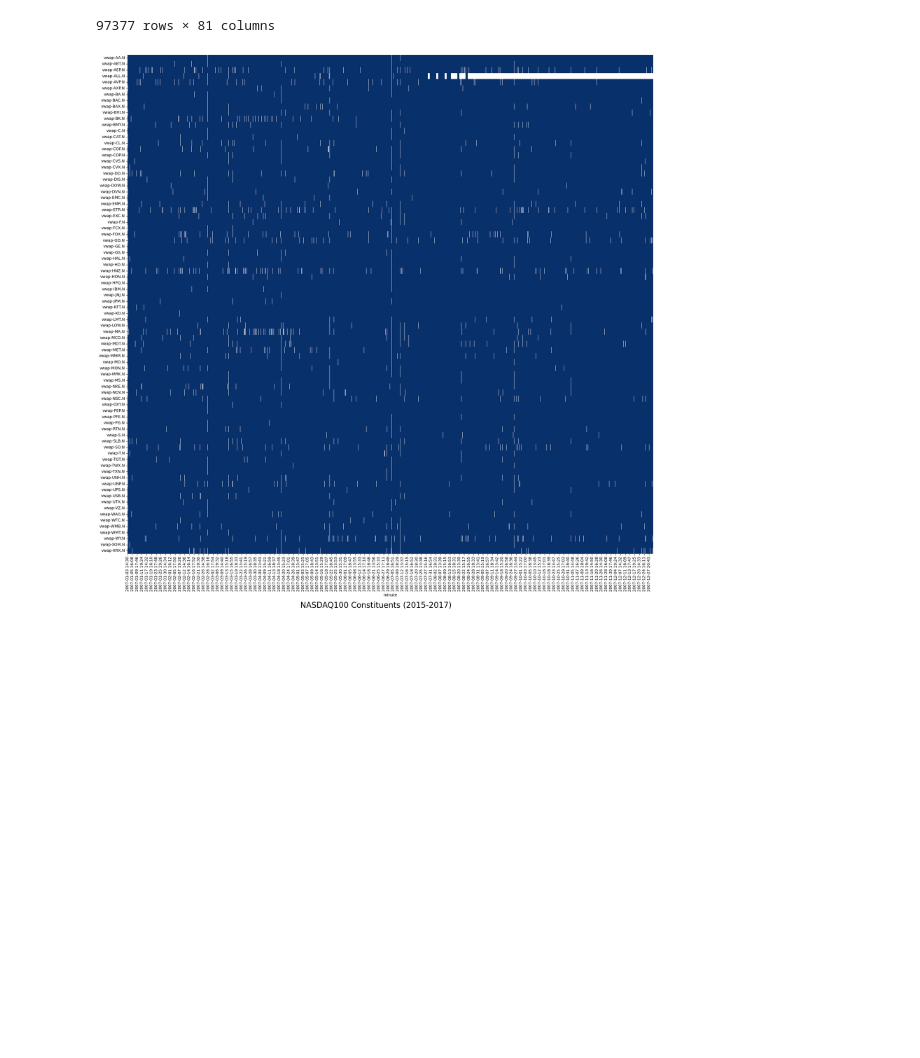
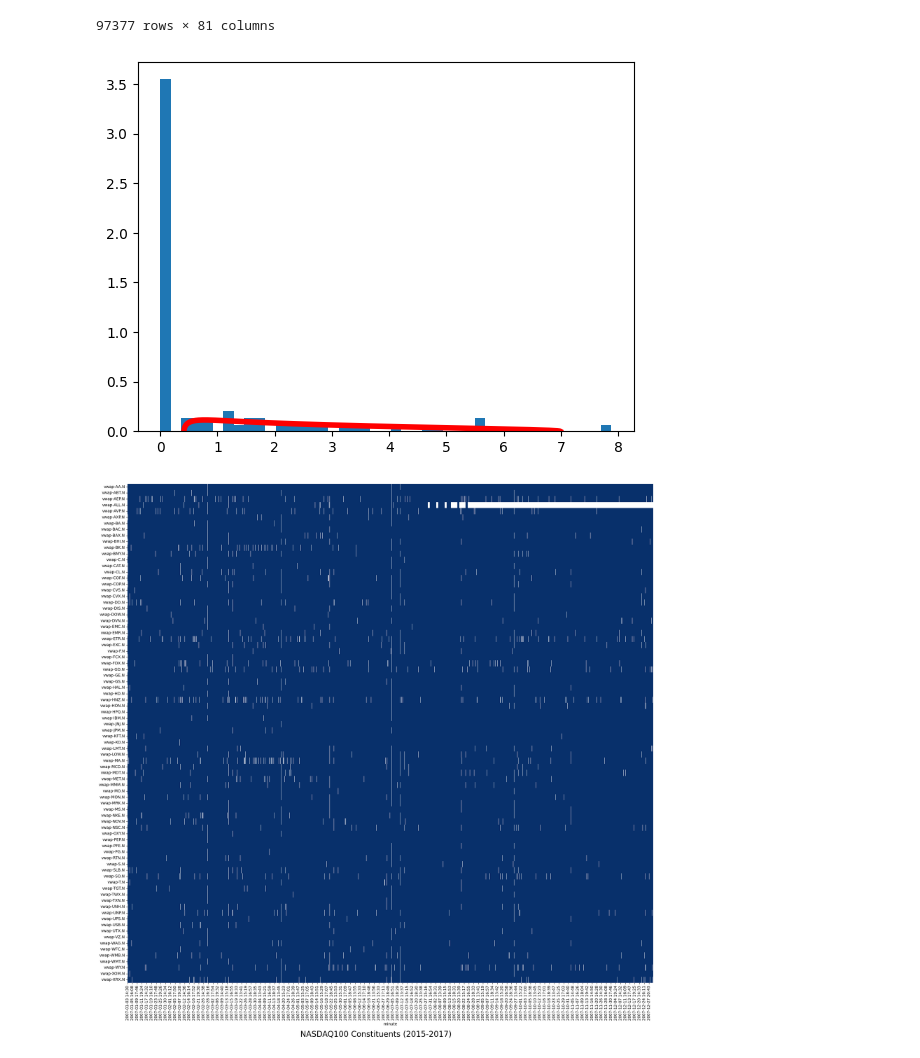
Before and after one commit to chgendreau/market-states-trading-strategy, a Jupyter notebook: strateg_test.ipynb, the cells around one changed output. Saved outputs shown, nothing was run; the diff lists cells and outputs as text; code cells hidden in the pictures; blank space fills up the shorter version.

```diff
--- a/strateg_test.ipynb
+++ b/strateg_test.ipynb
@@ -480,11 +480,13 @@ def compare_eigenval_distn(correlation_matrix, Q, sigma=1, hide_top_eigenval = F
     x = np.linspace(lambda_minus,lambda_plus,5000)
     ax.plot(x,f(x), linewidth=4, color = 'r')
 # %%
-log_in_sample = r.iloc[30:57]
+log_in_sample = r.iloc[100:130].copy()
 T, N = log_in_sample.shape
 Q=T/N
 correlation_matrix = log_in_sample.corr()
 compare_eigenval_distn(correlation_matrix, Q,hide_top_eigenval=True)
+# %% [output]
+[figure, added]
 # %%
 import seaborn as sns
 nonnull_stock_filter = (all.notnull().astype(int).replace(0, np.nan))
```
Also changed, not shown: parts of 5 cells of this notebook.
